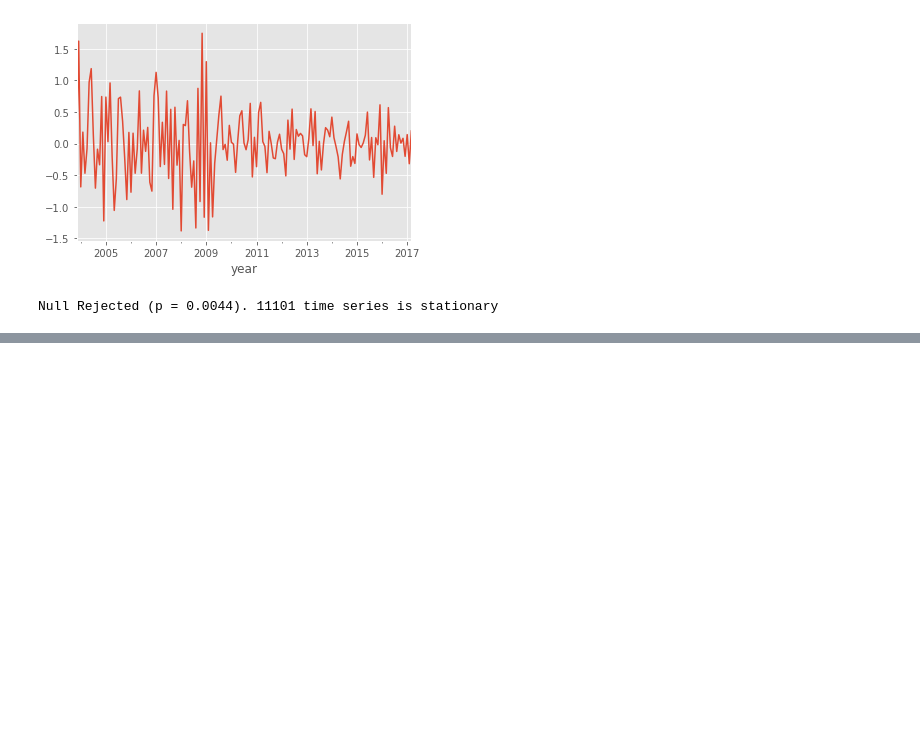
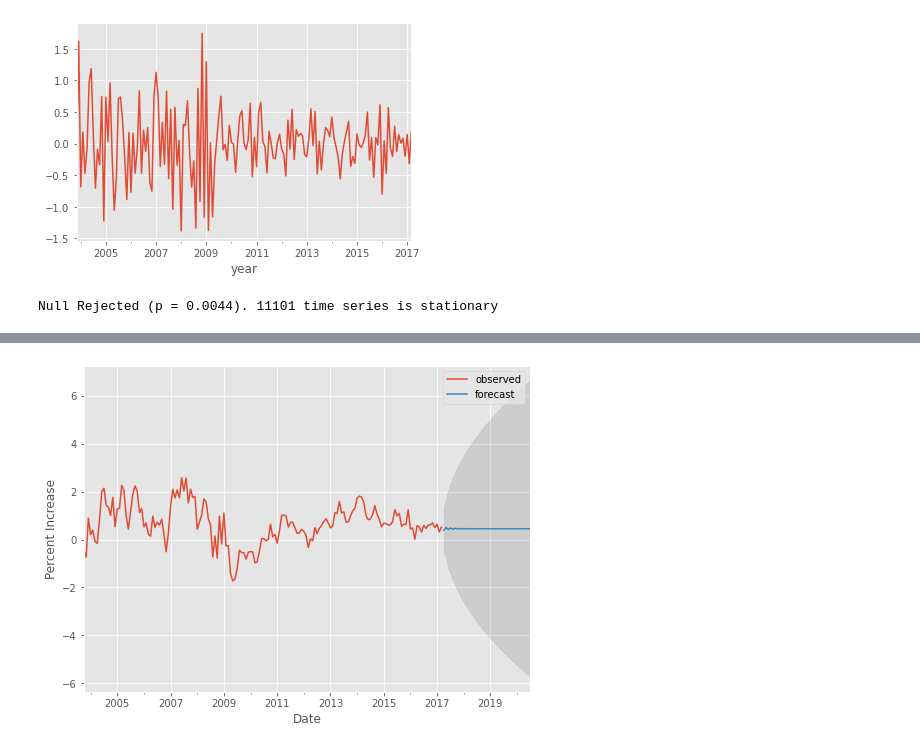
Before and after one commit to stereopickle/real_estate_prediction, a Jupyter notebook: 020.Forecasting.ipynb, the cells around one changed output, grey strips where cells are left out. Cells and saved outputs as stored; diff of their text form; code cells hidden in the pictures; blank space fills up the shorter version.

```diff
--- a/020.Forecasting.ipynb
+++ b/020.Forecasting.ipynb
@@ -171,0 +150,13 @@ for comb in pdq:
+# %%
+def plot_forecast(df, forecast, steps = 40):
+    forecast_ci = forecast.conf_int()
+    ax = df.plot(label='observed', figsize=(8, 6))
+    forecast.predicted_mean.plot(ax=ax, label='forecast')
+    ax.fill_between(forecast_ci.index,
+                    forecast_ci.iloc[:, 0],
+                    forecast_ci.iloc[:, 1], color='k', alpha=0.1)
+    ax.set_xlabel('Date')
+    ax.set_ylabel('Percent Increase')
+
+    plt.legend()
+    plt.show()
@@ -171,0 +170,4 @@ for comb in pdq:
+# %%
+plot_forecast(sel_df, model)
+# %% [output]
+[figure, added]
```
Also changed, not shown: parts of 20 cells of this notebook.
